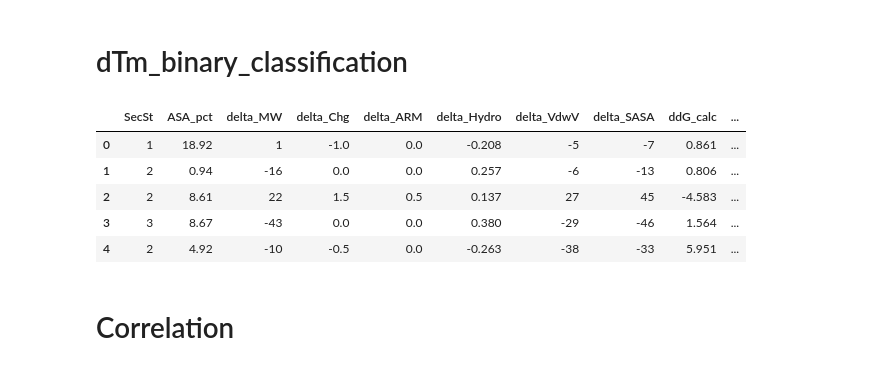
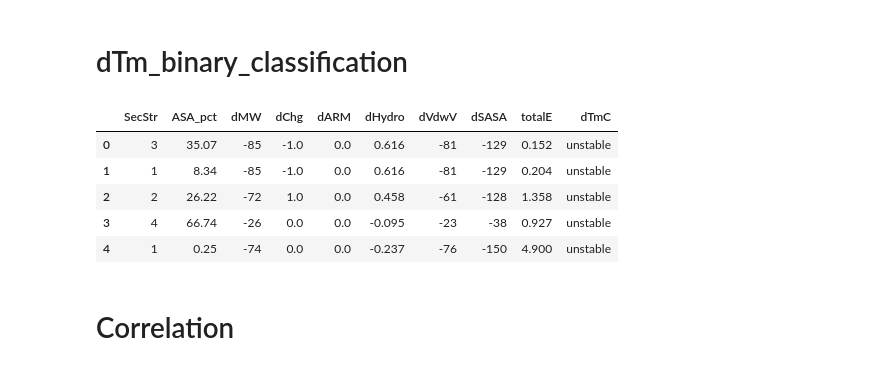
Before and after one commit to parthojit/bioinformatics, a Jupyter notebook: thermostability/notebook/1.2-dTm_binary.ipynb, the cells around one changed output. Saved outputs shown, nothing was run; the diff lists cells and outputs as text; code cells hidden in the pictures.

```diff
--- a/thermostability/notebook/1.2-dTm_binary.ipynb
+++ b/thermostability/notebook/1.2-dTm_binary.ipynb
@@ -3,16 +3,16 @@
 # %%
 import pandas as pd
 # %%
-df_train = pd.read_csv('../src/ddg_bin_train.csv')
-df_test = pd.read_csv('../src/ddg_bin_test.csv')
+df_train = pd.read_csv('../src/dTm_bin_train.csv')
+df_test = pd.read_csv('../src/dTm_bin_test.csv')
 df_train.head(5)
 # %% [output]
-|  | SecSt | ASA_pct | delta_MW | delta_Chg | delta_ARM | delta_Hydro | delta_VdwV | delta_SASA | ddG_calc | ... |
-| 0 | 1 | 18.92 | 1 | -1.0 | 0.0 | -0.208 | -5 | -7 | 0.861 | ... |
-| 1 | 2 | 0.94 | -16 | 0.0 | 0.0 | 0.257 | -6 | -13 | 0.806 | ... |
-| 2 | 2 | 8.61 | 22 | 1.5 | 0.5 | 0.137 | 27 | 45 | -4.583 | ... |
-| 3 | 3 | 8.67 | -43 | 0.0 | 0.0 | 0.380 | -29 | -46 | 1.564 | ... |
-| 4 | 2 | 4.92 | -10 | -0.5 | 0.0 | -0.263 | -38 | -33 | 5.951 | ... |
+|  | SecStr | ASA_pct | dMW | dChg | dARM | dHydro | dVdwV | dSASA | totalE | dTmC |
+| 0 | 3 | 35.07 | -85 | -1.0 | 0.0 | 0.616 | -81 | -129 | 0.152 | unstable |
+| 1 | 1 | 8.34 | -85 | -1.0 | 0.0 | 0.616 | -81 | -129 | 0.204 | unstable |
+| 2 | 2 | 26.22 | -72 | 1.0 | 0.0 | 0.458 | -61 | -128 | 1.358 | unstable |
+| 3 | 4 | 66.74 | -26 | 0.0 | 0.0 | -0.095 | -23 | -38 | 0.927 | unstable |
+| 4 | 1 | 0.25 | -74 | 0.0 | 0.0 | -0.237 | -76 | -150 | 4.900 | unstable |
 # %%
 def return_array(df:pd.DataFrame):
     X = df.iloc[:,0:len(df.columns)-1]
```
Also changed, not shown: parts of 13 cells of this notebook, 3 other files.
